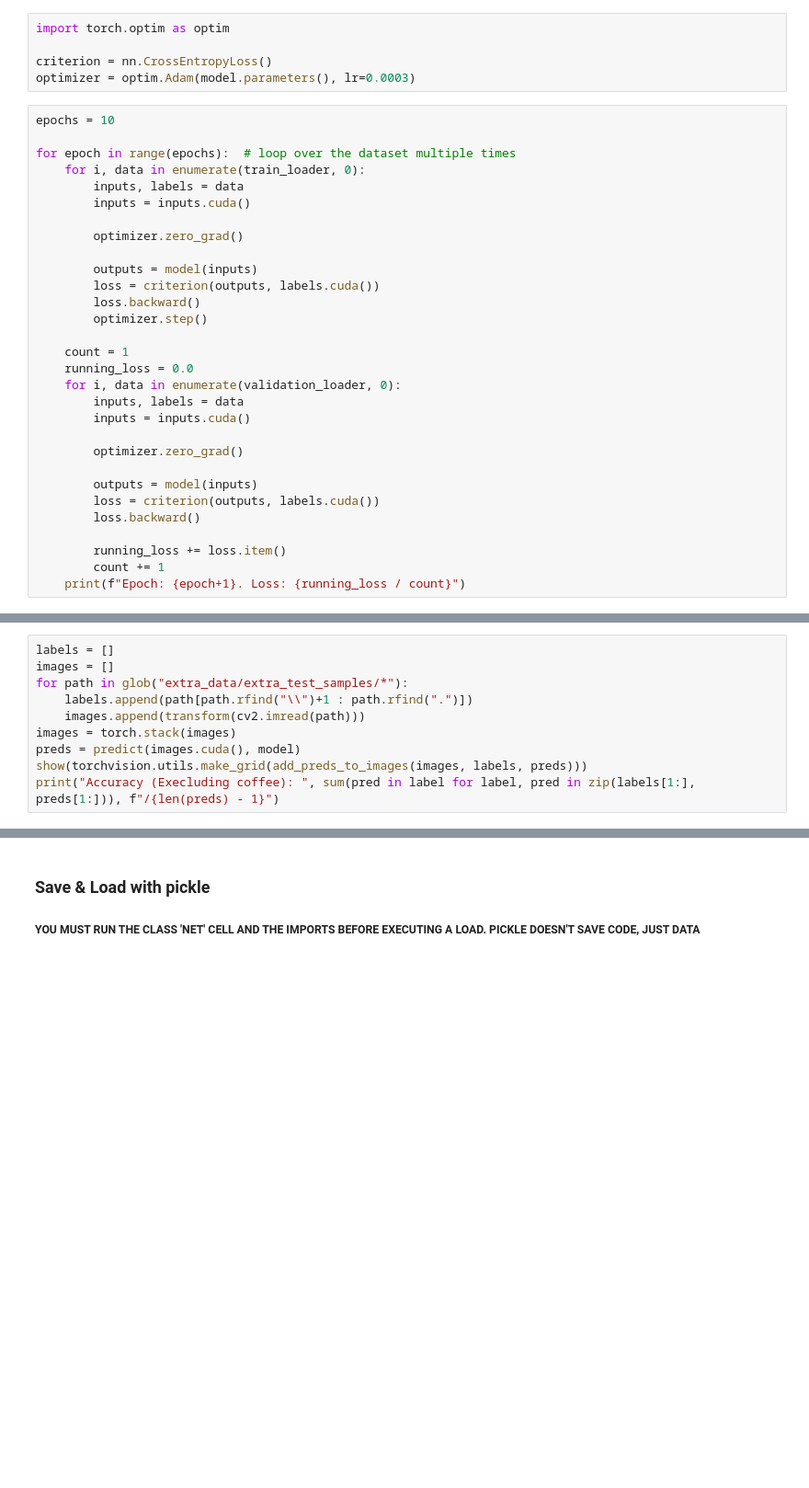
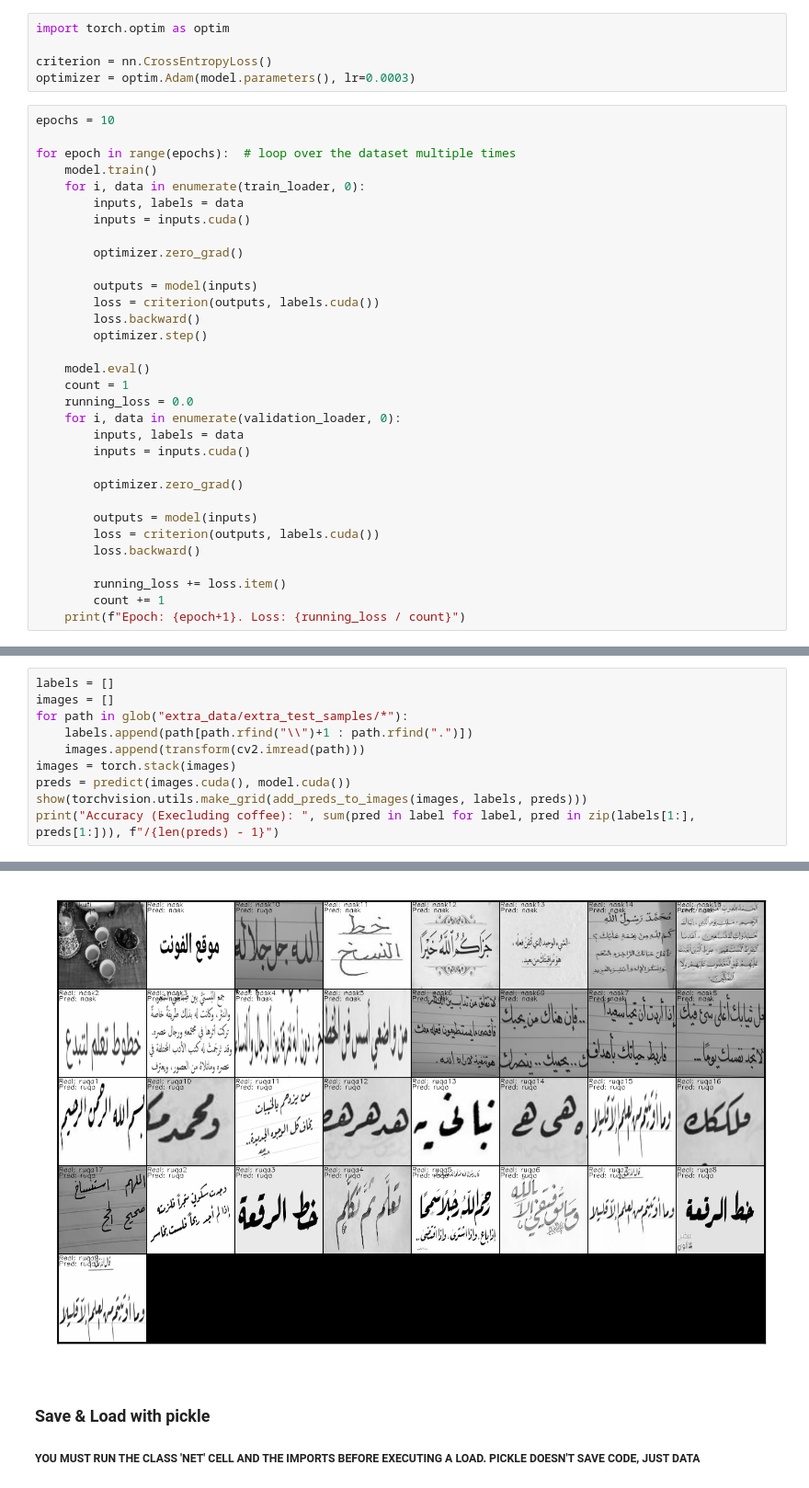
Before and after one commit to d7miiZ/Arabic-Font-Detector, a Jupyter notebook: arabic_caligraphy.ipynb, the cells around one changed output, grey strips where cells are left out. Shown at 92% size. Saved outputs shown, nothing was run; the diff lists cells and outputs as text; blank space fills up the shorter version.

```diff
--- a/arabic_caligraphy.ipynb
+++ b/arabic_caligraphy.ipynb
@@ -256,6 +256,7 @@ optimizer = optim.Adam(model.parameters(), lr=0.0003)
 epochs = 10
 
 for epoch in range(epochs):  # loop over the dataset multiple times
+    model.train()
     for i, data in enumerate(train_loader, 0):
         inputs, labels = data
         inputs = inputs.cuda()
@@ -267,6 +268,7 @@ for epoch in range(epochs):  # loop over the dataset multiple times
         loss.backward()
         optimizer.step()
 
+    model.eval()
     count = 1
     running_loss = 0.0
     for i, data in enumerate(validation_loader, 0):
@@ -320,7 +322,7 @@ for path in glob("extra_data/extra_test_samples/*"):
     labels.append(path[path.rfind("\\")+1 : path.rfind(".")])
     images.append(transform(cv2.imread(path)))
 images = torch.stack(images)
-preds = predict(images.cuda(), model)
+preds = predict(images.cuda(), model.cuda())
 show(torchvision.utils.make_grid(add_preds_to_images(images, labels, preds)))
 print("Accuracy (Execluding coffee): ", sum(pred in label for label, pred in zip(labels[1:], preds[1:])), f"/{len(preds) - 1}")
 # %% [output]
@@ -328,3 +330,4 @@ NameError: name 'predict' is not defined
+[figure, added]
 # %% [markdown]
 ### Save & Load with pickle
 ##### YOU MUST RUN THE CLASS 'NET' CELL AND THE IMPORTS BEFORE EXECUTING A LOAD. PICKLE DOESN'T SAVE CODE, JUST DATA
```
Also changed, not shown: parts of 7 cells of this notebook, 10 other files.
